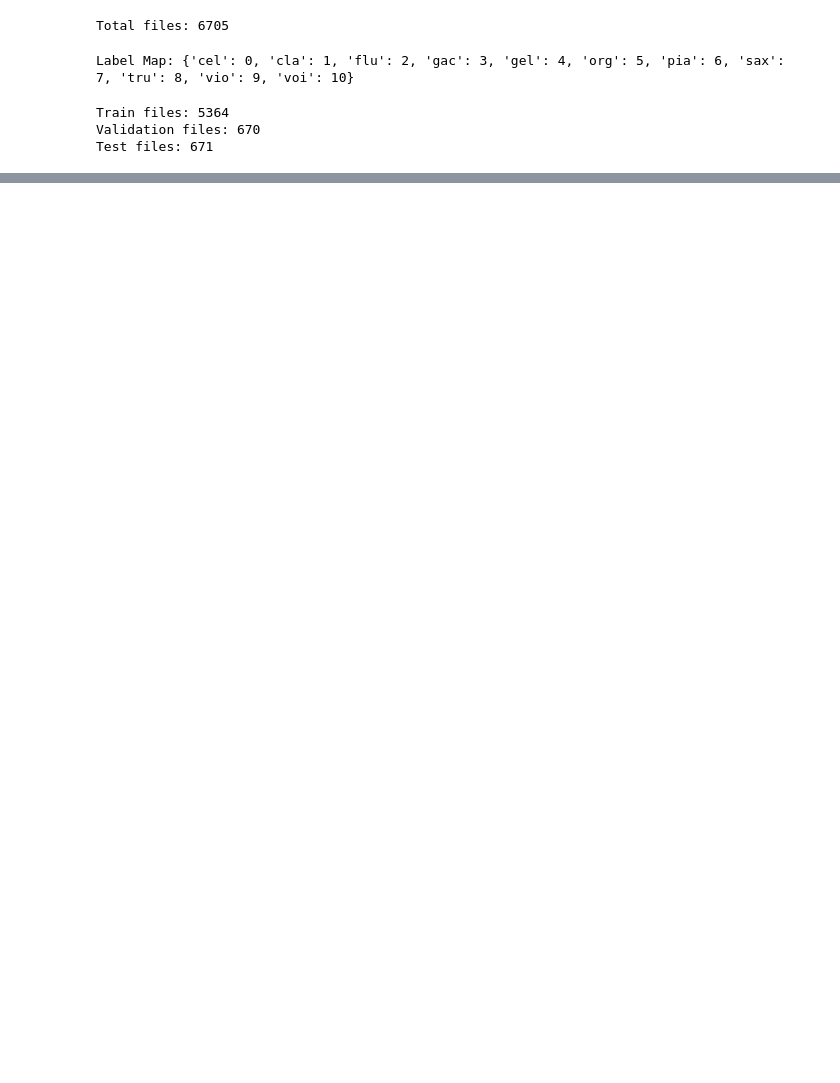
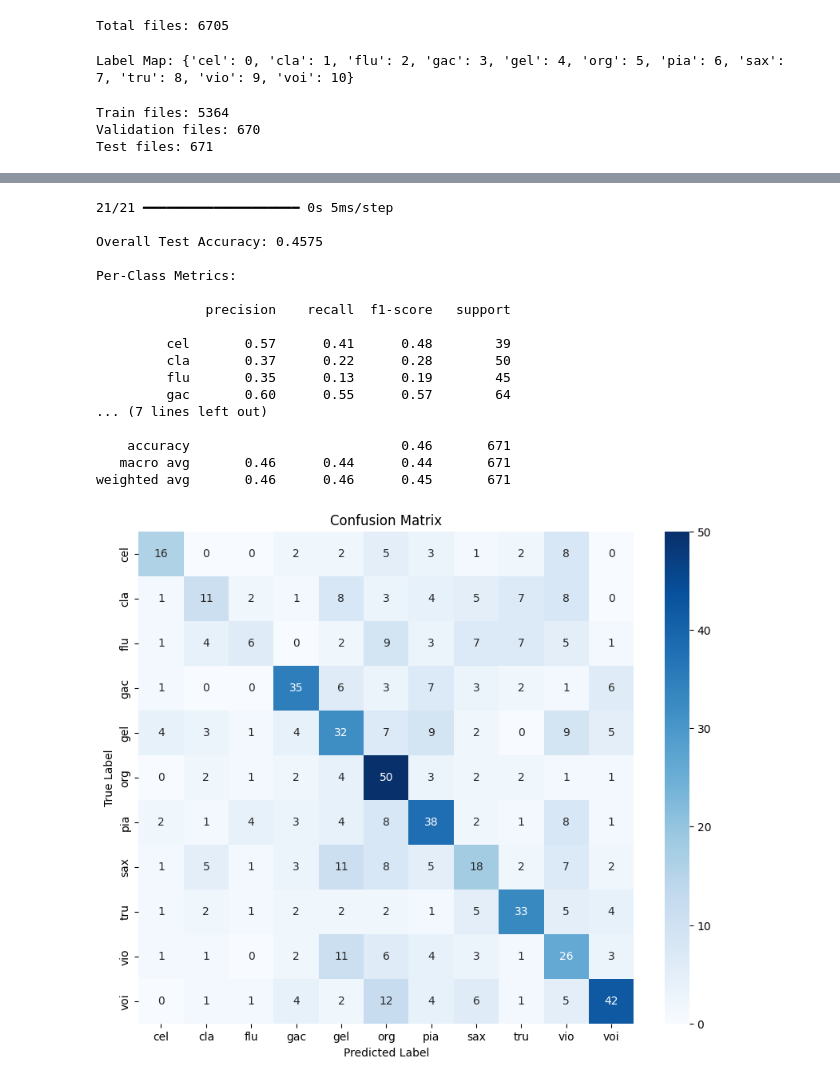
Before and after one commit to springboardmentor1234x-stack/CNN-Music-Instrument-Recognition, a Jupyter notebook: audioinstrumentproj.ipynb, the cells around one changed output, grey strips where cells are left out. Cells and saved outputs as stored; diff of their text form; code cells hidden in the pictures; blank space fills up the shorter version.

```diff
--- a/audioinstrumentproj.ipynb
+++ b/audioinstrumentproj.ipynb
@@ -341,0 +321,52 @@ Test Accuracy: 0.4754098355770111
+# %%
+import numpy as np
+import matplotlib.pyplot as plt
+import seaborn as sns
+from sklearn.metrics import classification_report, confusion_matrix, accuracy_score
+
+# 🔹 Get predictions
+y_pred_probs = model.predict(X_test)
+y_pred = np.argmax(y_pred_probs, axis=1)
+
+# 🔹 Overall Accuracy
+overall_accuracy = accuracy_score(y_test, y_pred)
+print(f"\nOverall Test Accuracy: {overall_accuracy:.4f}\n")
+
+# 🔹 Classification Report (Precision, Recall, F1 per class)
+print("Per-Class Metrics:\n")
+print(classification_report(y_test, y_pred, target_names=unique_labels))
+
+# 🔹 Confusion Matrix
+cm = confusion_matrix(y_test, y_pred)
+
+plt.figure(figsize=(10,8))
+sns.heatmap(cm,
+            annot=True,
+            fmt='d',
+            xticklabels=unique_labels,
+            yticklabels=unique_labels,
+            cmap='Blues')
+
+plt.xlabel("Predicted Label")
+plt.ylabel("True Label")
+plt.title("Confusion Matrix")
+plt.show()
+# %% [output]
+21/21 ━━━━━━━━━━━━━━━━━━━━ 0s 5ms/step
+
+Overall Test Accuracy: 0.4575
+
+Per-Class Metrics:
+
+              precision    recall  f1-score   support
+
+         cel       0.57      0.41      0.48        39
+         cla       0.37      0.22      0.28        50
+         flu       0.35      0.13      0.19        45
+         gac       0.60      0.55      0.57        64
+... (7 lines left out)
+
+    accuracy                           0.46       671
+   macro avg       0.46      0.44      0.44       671
+weighted avg       0.46      0.46      0.45       671
+[figure, added]
```
Also changed, not shown: parts of 8 cells of this notebook.
